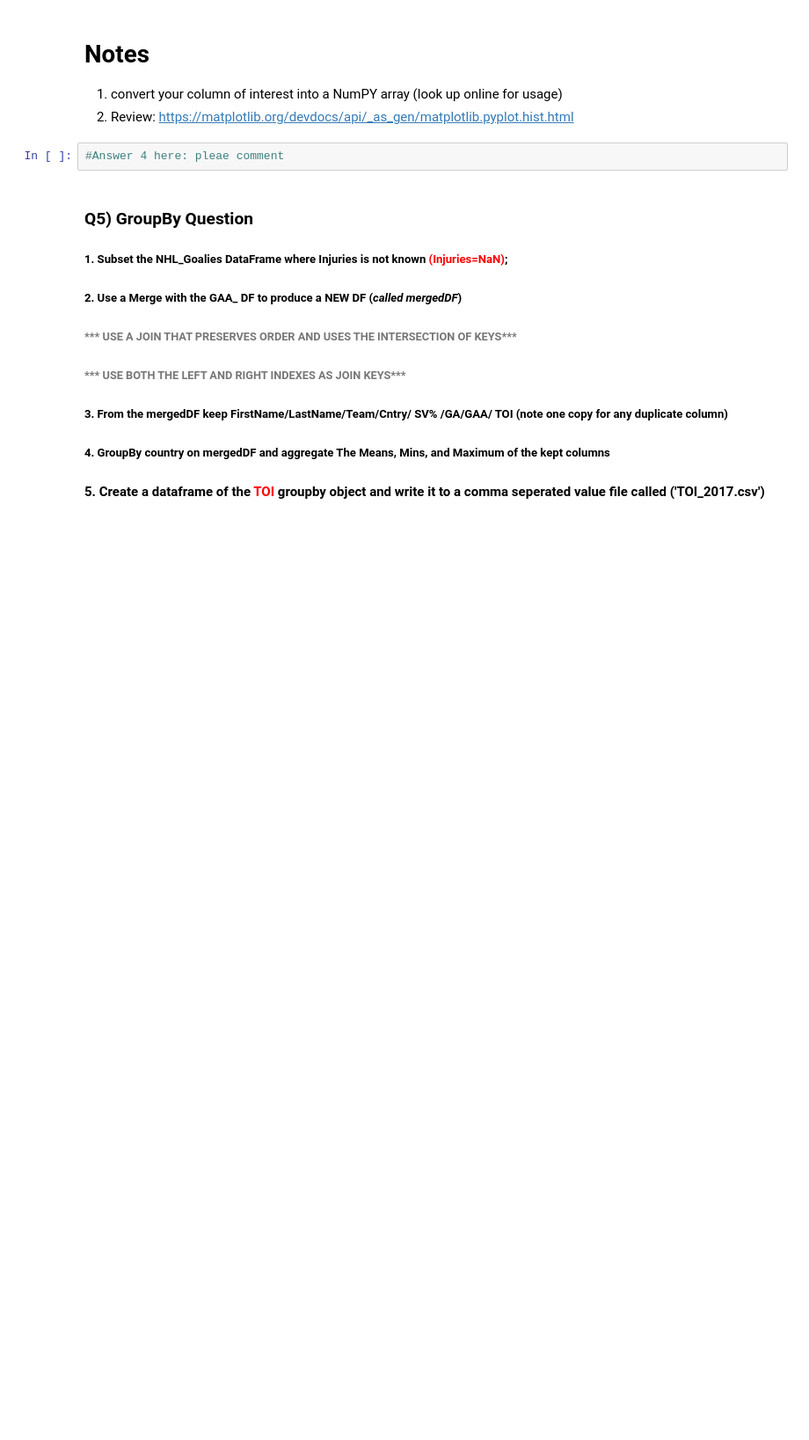
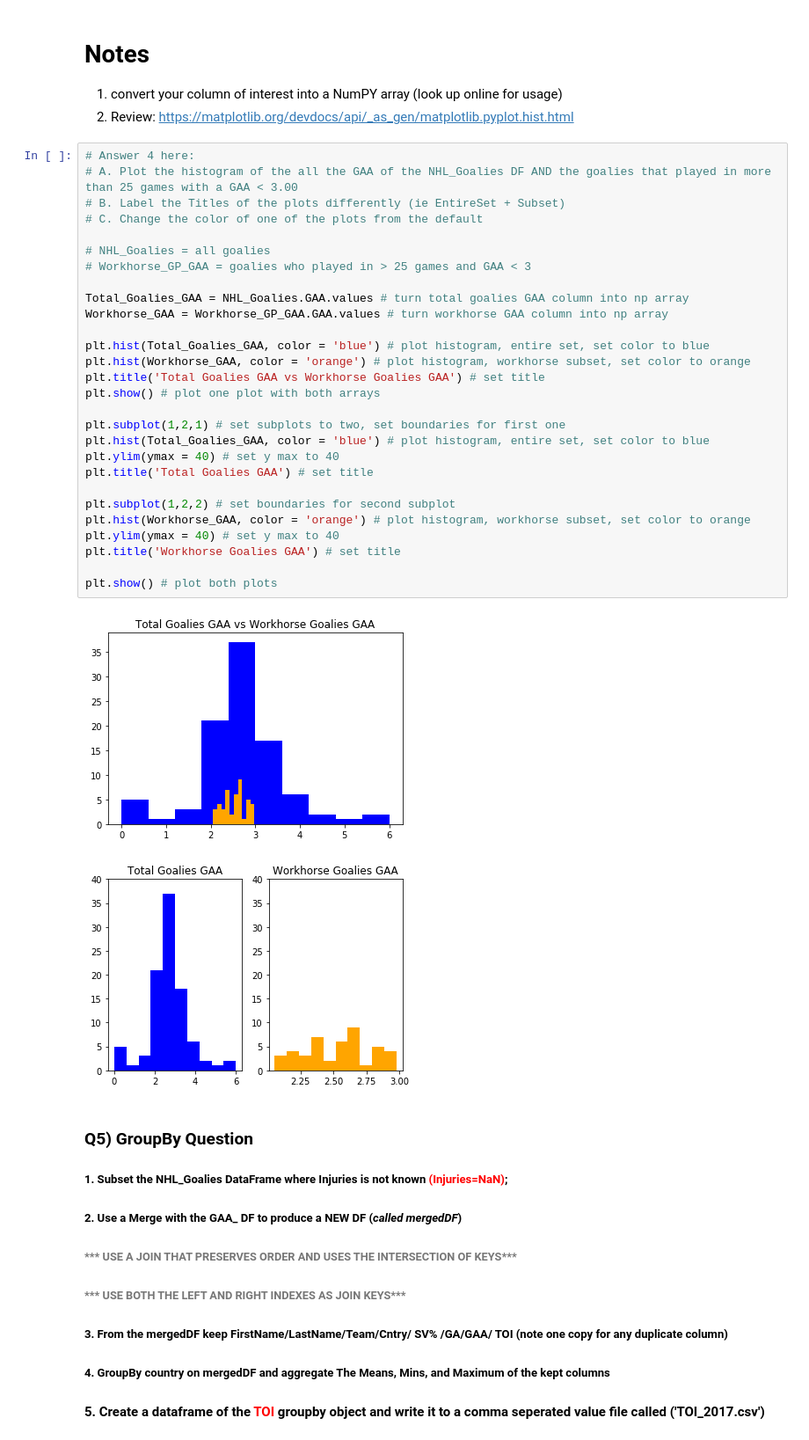
Before and after one commit to lizabethkatsnelson/ITP_Assignments-, a Jupyter notebook: Assignment_03/Assignment_03.ipynb, the cells around one changed output. Shown: that part at 88% size. Saved outputs shown, nothing was run; the diff lists cells and outputs as text; blank space fills up the shorter version.

```diff
--- a/Assignment_03/Assignment_03.ipynb
+++ b/Assignment_03/Assignment_03.ipynb
@@ -246,8 +246,37 @@ Missing_Values(NHL_Goalies)
 
 1. convert your column of interest into a NumPY array (look up online for usage)
 2. Review: https://matplotlib.org/devdocs/api/_as_gen/matplotlib.pyplot.hist.html
-# %%
-#Answer 4 here: pleae comment
+# %%
+# Answer 4 here:
+# A. Plot the histogram of the all the GAA of the NHL_Goalies DF AND the goalies that played in more than 25 games with a GAA < 3.00
+# B. Label the Titles of the plots differently (ie EntireSet + Subset)
+# C. Change the color of one of the plots from the default
+
+# NHL_Goalies = all goalies
+# Workhorse_GP_GAA = goalies who played in > 25 games and GAA < 3
+
+Total_Goalies_GAA = NHL_Goalies.GAA.values # turn total goalies GAA column into np array
+Workhorse_GAA = Workhorse_GP_GAA.GAA.values # turn workhorse GAA column into np array
+
+plt.hist(Total_Goalies_GAA, color = 'blue') # plot histogram, entire set, set color to blue
+plt.hist(Workhorse_GAA, color = 'orange') # plot histogram, workhorse subset, set color to orange
+plt.title('Total Goalies GAA vs Workhorse Goalies GAA') # set title
+plt.show() # plot one plot with both arrays
+
+plt.subplot(1,2,1) # set subplots to two, set boundaries for first one
+plt.hist(Total_Goalies_GAA, color = 'blue') # plot histogram, entire set, set color to blue
+plt.ylim(ymax = 40) # set y max to 40
+plt.title('Total Goalies GAA') # set title
+
+plt.subplot(1,2,2) # set boundaries for second subplot
+plt.hist(Workhorse_GAA, color = 'orange') # plot histogram, workhorse subset, set color to orange
+plt.ylim(ymax = 40) # set y max to 40
+plt.title('Workhorse Goalies GAA') # set title
+
+plt.show() # plot both plots
+# %% [output]
+[figure, added]
+[figure, added]
 # %% [markdown]
 ### Q5) GroupBy Question
 ##### 1. Subset the NHL_Goalies DataFrame where Injuries is not known <font color='red'>(Injuries=NaN)</font>;
```
Also changed, not shown: parts of 4 cells of this notebook.
